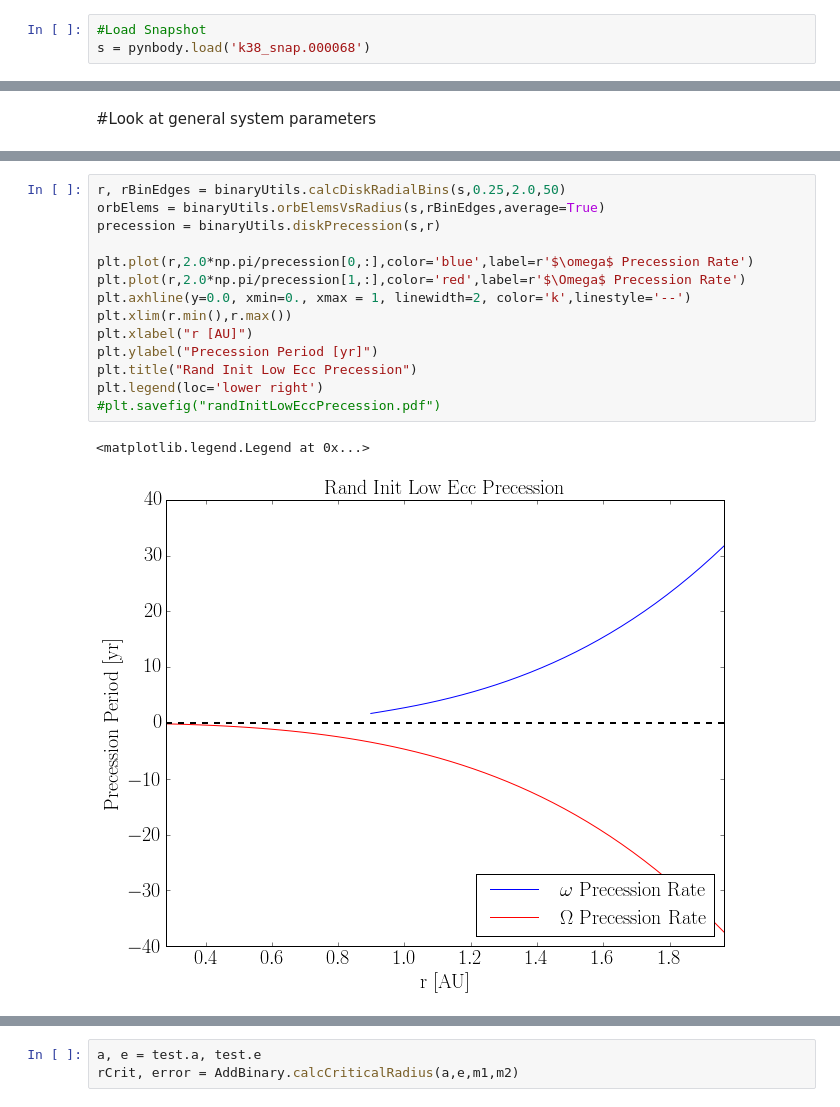
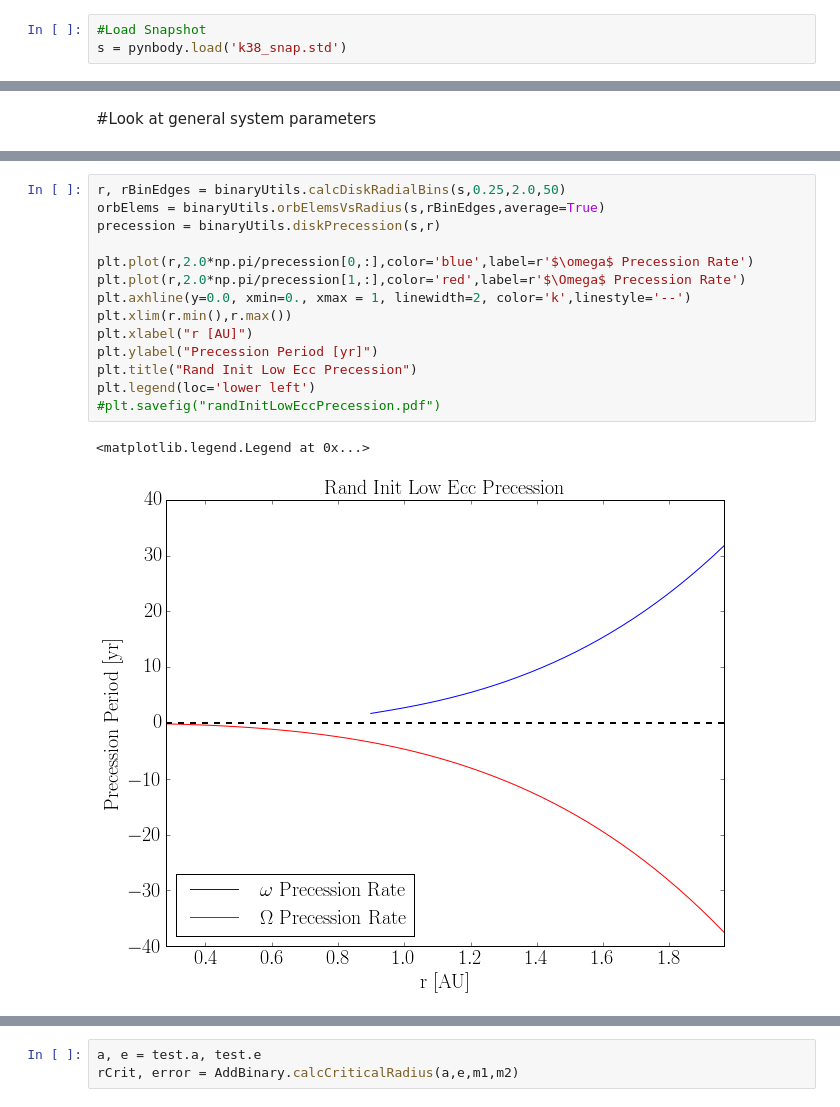
Before and after one commit to dflemin3/CBNotebooks, a Jupyter notebook: devBinaryAnalysis.ipynb, the cells around one changed output, grey strips where cells are left out. Cells and saved outputs as stored; diff of their text form.

```diff
--- a/devBinaryAnalysis.ipynb
+++ b/devBinaryAnalysis.ipynb
@@ -39,6 +37,6 @@ cwd = '/astro/users/dflemin3/Desktop/sims/randinitLowEcc'
 os.chdir(cwd)
 # %%
 #Load Snapshot
-s = pynbody.load('k38_snap.000068')
+s = pynbody.load('k38_snap.std')
 # %% [output]
 Loading using backend <class 'pynbody.tipsy.TipsySnap'>
@@ -135,20 +129,20 @@ SimSnap: deriving array rxy
 # %%
 r, rBinEdges = binaryUtils.calcDiskRadialBins(s,0.25,2.0,50)
 orbElems = binaryUtils.orbElemsVsRadius(s,rBinEdges,average=True)
 precession = binaryUtils.diskPrecession(s,r)
 
 plt.plot(r,2.0*np.pi/precession[0,:],color='blue',label=r'$\omega$ Precession Rate')
 plt.plot(r,2.0*np.pi/precession[1,:],color='red',label=r'$\Omega$ Precession Rate')
 plt.axhline(y=0.0, xmin=0., xmax = 1, linewidth=2, color='k',linestyle='--')
 plt.xlim(r.min(),r.max())
 plt.xlabel("r [AU]")
 plt.ylabel("Precession Period [yr]")
 plt.title("Rand Init Low Ecc Precession")
-plt.legend(loc='lower right')
+plt.legend(loc='lower left')
 #plt.savefig("randInitLowEccPrecession.pdf")
 # %% [output]
 <matplotlib.legend.Legend at 0x...>
-[figure, old version]
+[figure, new version]
 # %%
 w = (orbElems[3,:] + orbElems[4,:])*(np.pi/180.)
 
```
Also changed, not shown: parts of 25 cells of this notebook, 1 other file.
